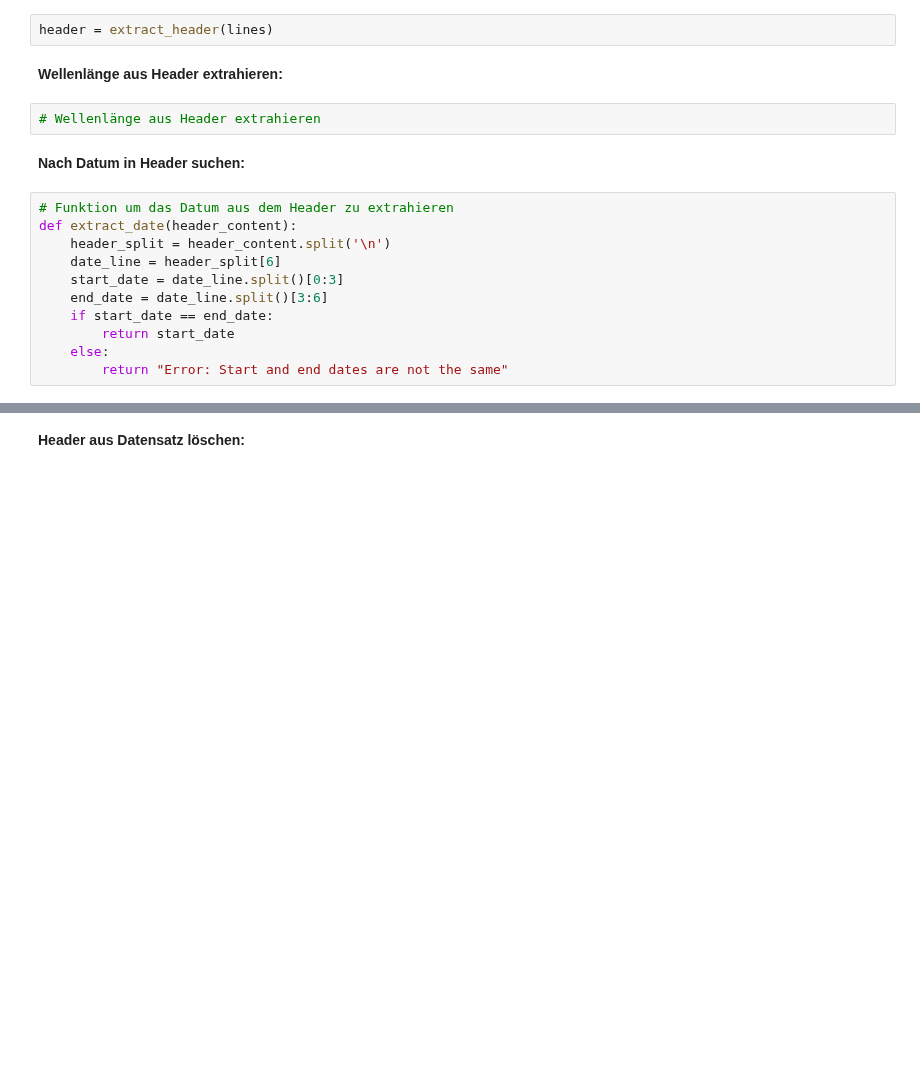
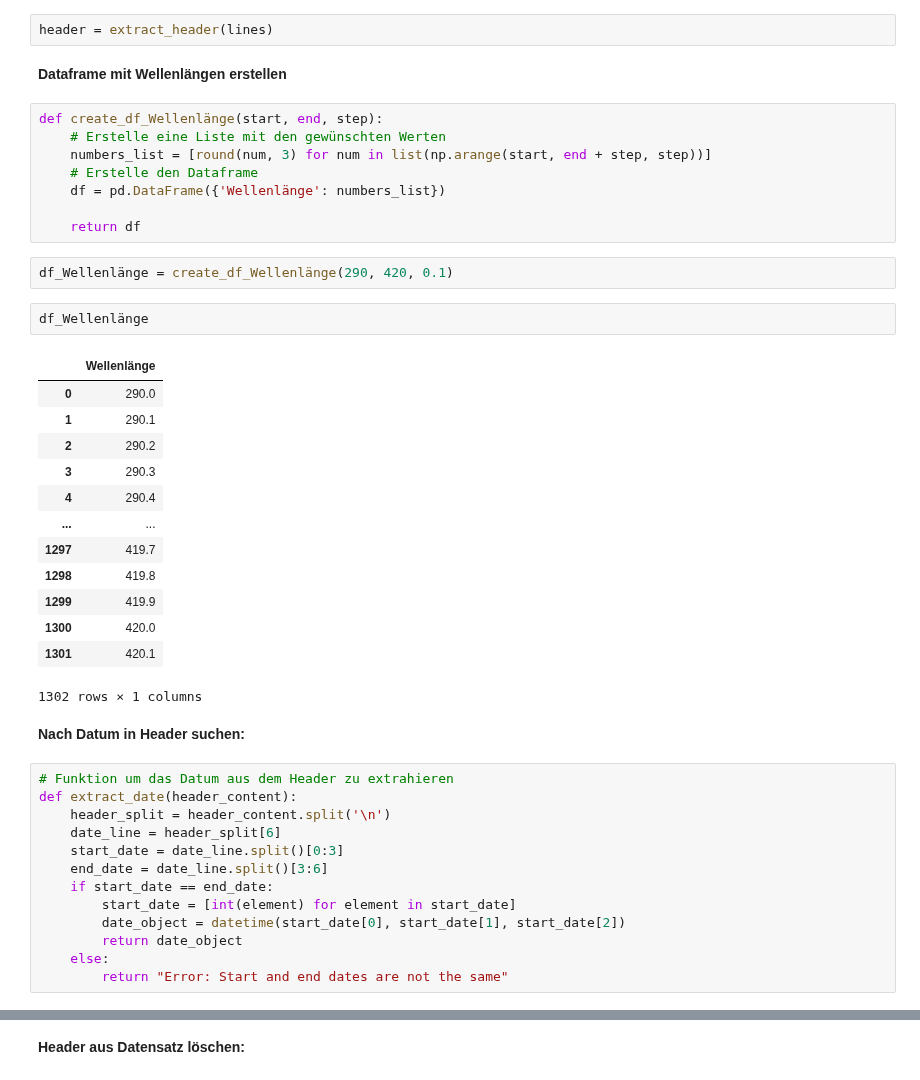
Before and after one commit to rjanow/Masterarbeit, a Jupyter notebook: UV_Measurement.ipynb, the cells around one changed output, grey strips where cells are left out. Saved outputs shown, nothing was run; the diff lists cells and outputs as text; blank space fills up the shorter version.

```diff
--- a/UV_Measurement.ipynb
+++ b/UV_Measurement.ipynb
@@ -84,10 +84,34 @@ def extract_header(dataset):
     return header_content, end_line_header
 # %%
 header = extract_header(lines)
-# %% [markdown]
-**Wellenlänge aus Header extrahieren:**
-# %%
-# Wellenlänge aus Header extrahieren
+# %% [markdown]
+**Dataframe mit Wellenlängen erstellen**
+# %%
+def create_df_Wellenlänge(start, end, step):
+    # Erstelle eine Liste mit den gewünschten Werten
+    numbers_list = [round(num, 3) for num in list(np.arange(start, end + step, step))]
+    # Erstelle den Dataframe
+    df = pd.DataFrame({'Wellenlänge': numbers_list})
+
+    return df
+# %%
+df_Wellenlänge = create_df_Wellenlänge(290, 420, 0.1)
+# %%
+df_Wellenlänge
+# %% [output]
+|  | Wellenlänge |
+| 0 | 290.0 |
+| 1 | 290.1 |
+| 2 | 290.2 |
+| 3 | 290.3 |
+| 4 | 290.4 |
+| ... | ... |
+| 1297 | 419.7 |
+| 1298 | 419.8 |
+| 1299 | 419.9 |
+| 1300 | 420.0 |
+| 1301 | 420.1 |
+1302 rows × 1 columns
 # %% [markdown]
 **Nach Datum in Header suchen:**
 # %%
@@ -98,7 +122,9 @@ def extract_date(header_content):
     start_date = date_line.split()[0:3]
     end_date = date_line.split()[3:6]
     if start_date == end_date:
-        return start_date
+        start_date = [int(element) for element in start_date]
+        date_object = datetime(start_date[0], start_date[1], start_date[2])
+        return date_object
     else:
         return "Error: Start and end dates are not the same"
 # %%
```
Also changed, not shown: parts of 15 cells of this notebook.
